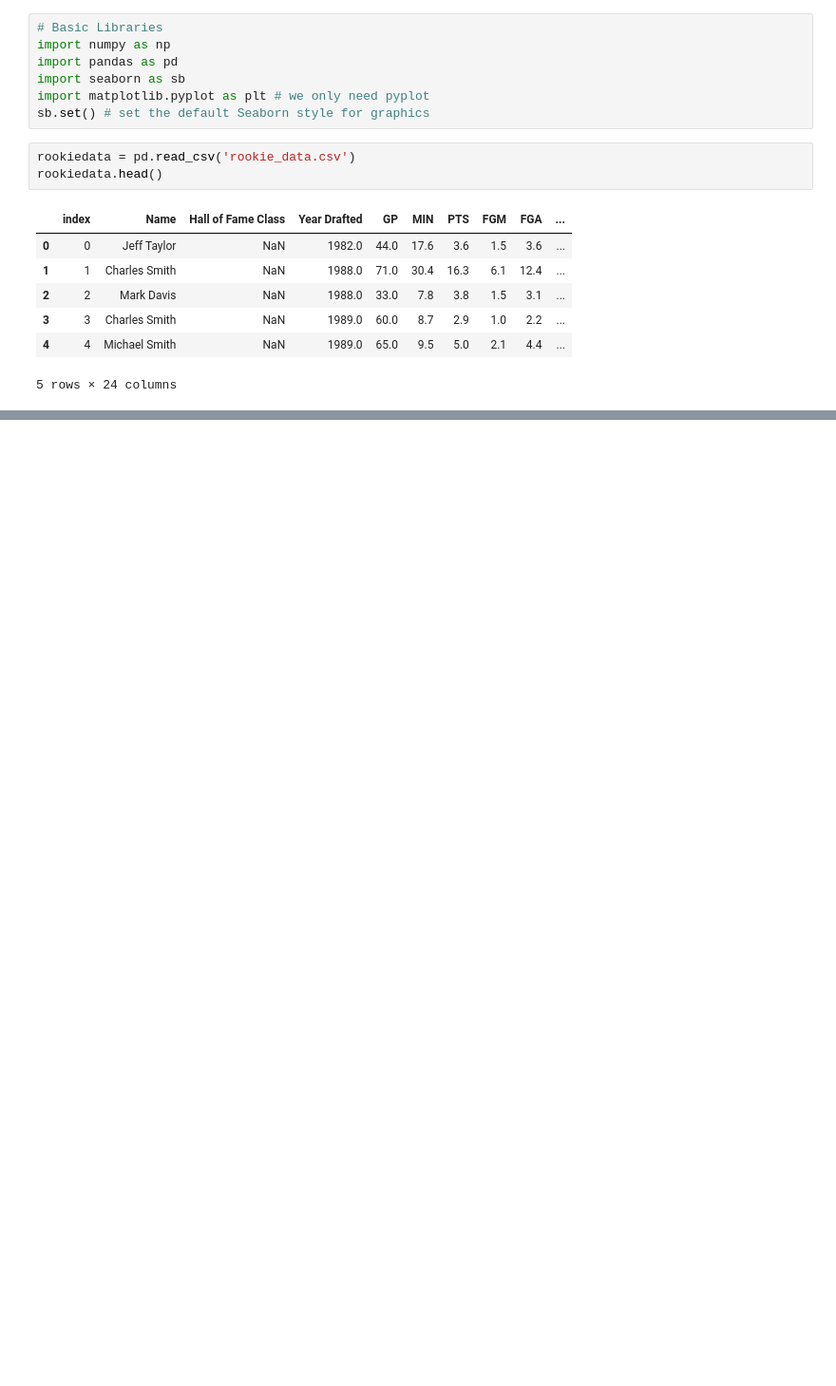
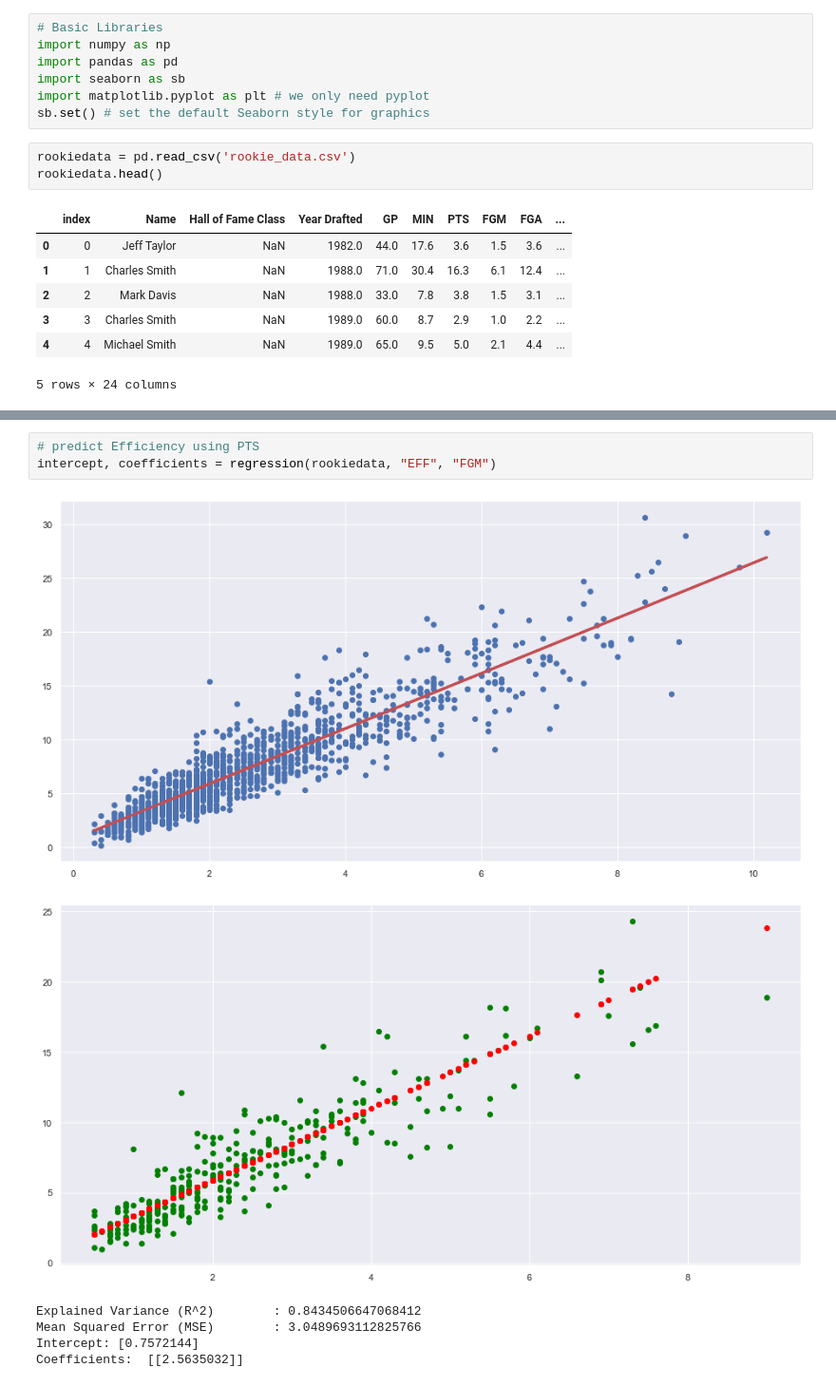
Before and after one commit to bron322/NBAPlayersHoFPrediction, a Jupyter notebook: mini_project.ipynb, the cells around one changed output, grey strips where cells are left out. Shown at 95% size. Saved outputs shown, nothing was run; the diff lists cells and outputs as text; blank space fills up the shorter version.

```diff
--- a/mini_project.ipynb
+++ b/mini_project.ipynb
@@ -20,0 +122,10 @@ print("gg")
+# %%
+# predict Efficiency using PTS
+intercept, coefficients = regression(rookiedata, "EFF", "FGM")
+# %% [output]
+[figure, added]
+[figure, added]
+Explained Variance (R^2)        : 0.8434506647068412
+Mean Squared Error (MSE)        : 3.0489693112825766
+Intercept: [0.7572144]
+Coefficients:  [[2.5635032]]
```
Also changed, not shown: parts of 19 cells of this notebook.
